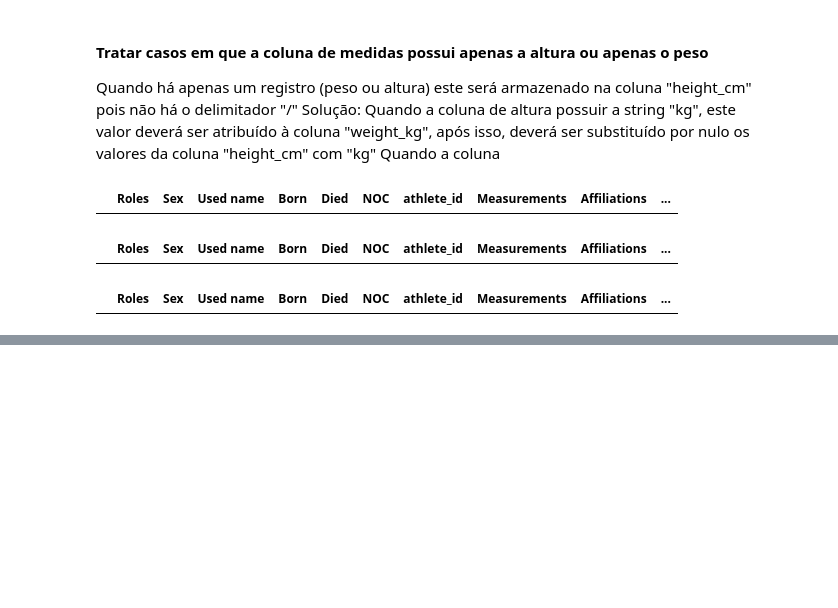
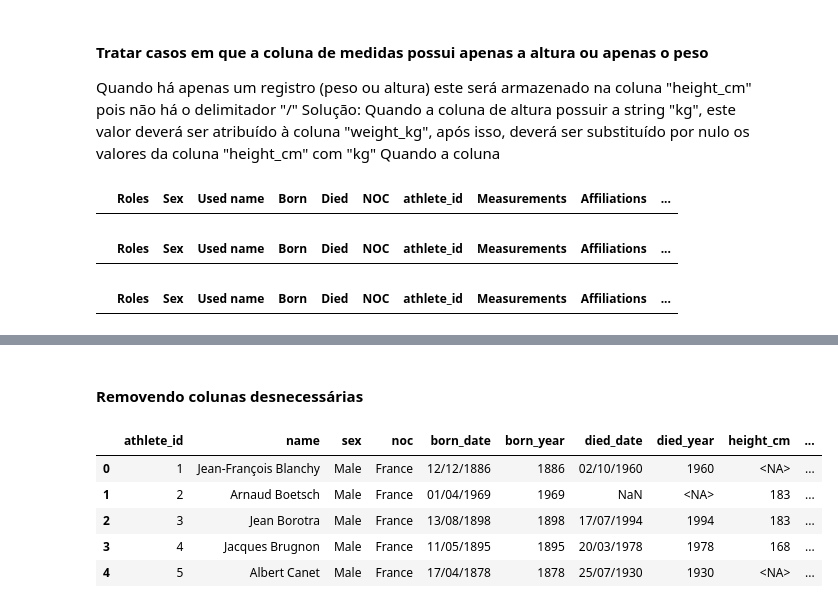
Before and after one commit to diogo-minoru/olympic_dataset, a Jupyter notebook: jupyter1.ipynb, the cells around one changed output, grey strips where cells are left out. Drawn from its saved outputs; the diff is of its cells as text; code cells hidden in the pictures; blank space fills up the shorter version.

```diff
--- a/jupyter1.ipynb
+++ b/jupyter1.ipynb
@@ -126,3 +140,19 @@ olympic_df[olympic_df["height_cm"].str.contains("kg", na = False)]
+# %% [markdown]
+#### Removendo colunas desnecessárias
+# %%
+columns_to_drop = ["Roles", "Born", "Died", "Measurements", "Affiliations"]
+
+olympic_df.drop(columns_to_drop, axis = 1, inplace = True)
+olympic_df = olympic_df[["athlete_id", "Used name", "Sex", "NOC", "BornDate", "BornYear", "DiedDate", "DiedYear", "height_cm", "weight_kg", "born_city", "born_region", "born_country"]]
+olympic_df = olympic_df.rename(columns = {"Used name": "name", "Sex": "sex", "NOC": "noc", "BornDate": "born_date", "BornYear": "born_year", "DiedDate": "died_date", "DiedYear": "died_year"})
+olympic_df.head()
+# %% [output]
+|  | athlete_id | name | sex | noc | born_date | born_year | died_date | died_year | height_cm | ... |
+| 0 | 1 | Jean-François Blanchy | Male | France | 12/12/1886 | 1886 | 02/10/1960 | 1960 | <NA> | ... |
+| 1 | 2 | Arnaud Boetsch | Male | France | 01/04/1969 | 1969 | NaN | <NA> | 183 | ... |
+| 2 | 3 | Jean Borotra | Male | France | 13/08/1898 | 1898 | 17/07/1994 | 1994 | 183 | ... |
+| 3 | 4 | Jacques Brugnon | Male | France | 11/05/1895 | 1895 | 20/03/1978 | 1978 | 168 | ... |
+| 4 | 5 | Albert Canet | Male | France | 17/04/1878 | 1878 | 25/07/1930 | 1930 | <NA> | ... |
 # %%
 olympic_df
 # %% [output]
```
Also changed, not shown: parts of 8 cells of this notebook.
